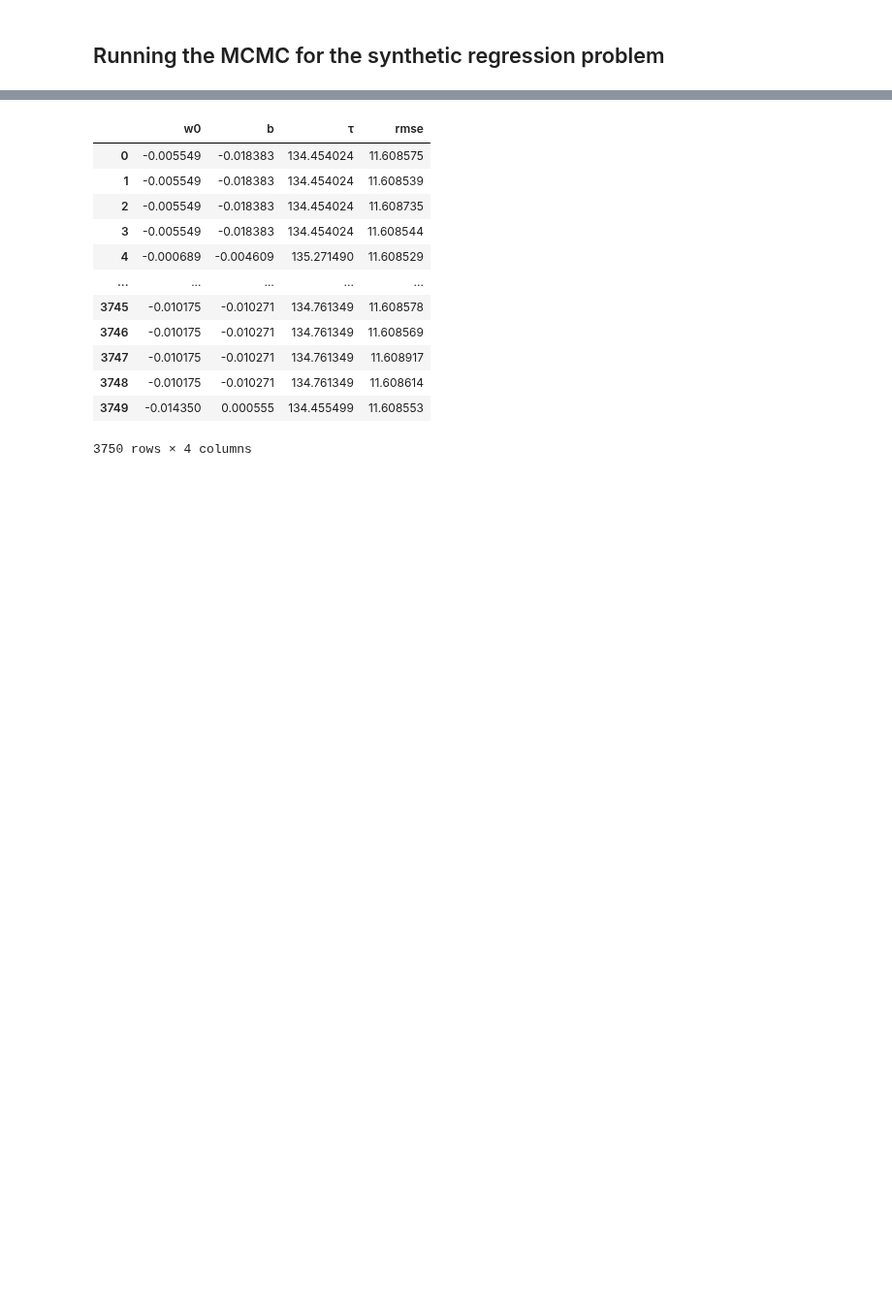
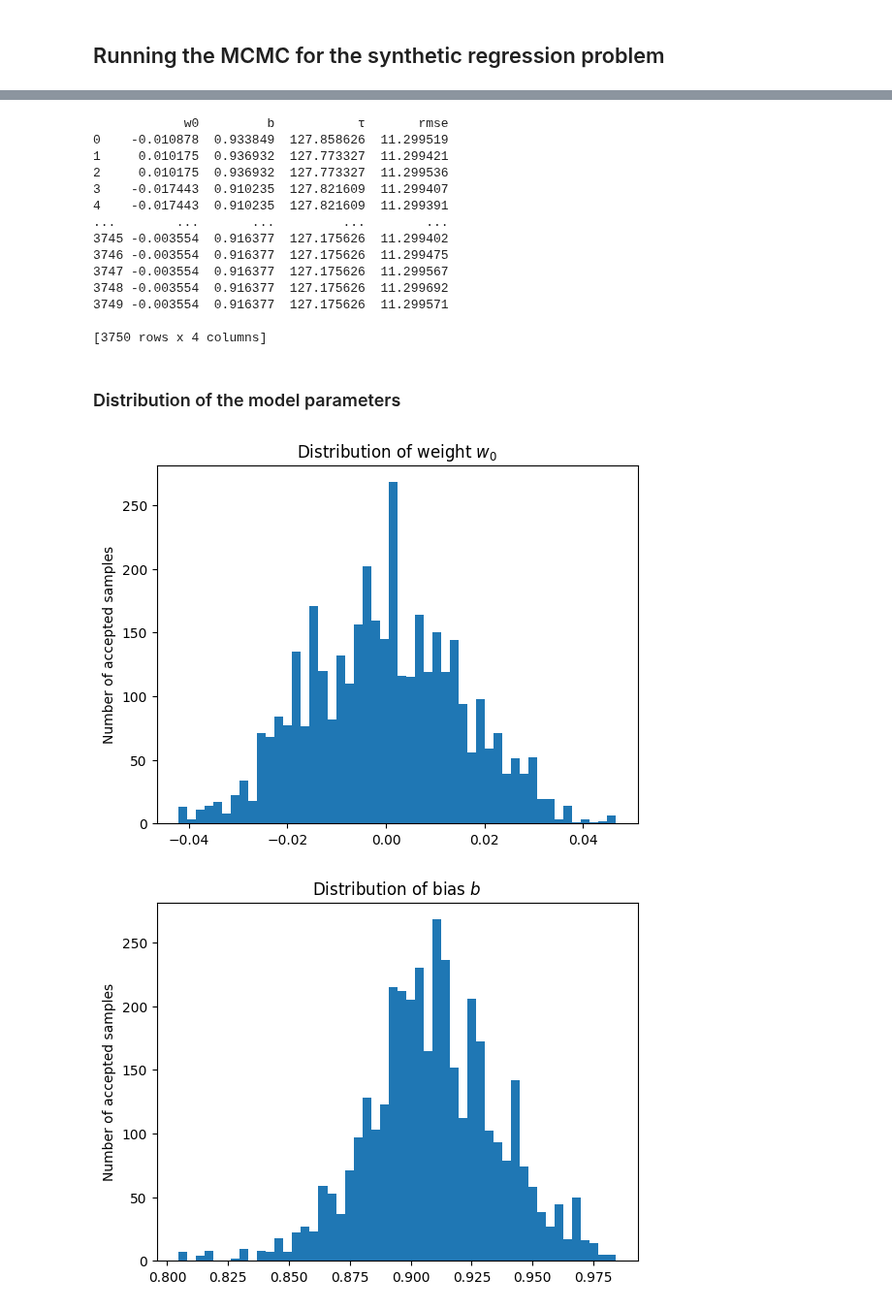
Before and after one commit to pranigopu/mastersProject, a Jupyter notebook: code/mcmc_for_neural_networks.ipynb, the cells around one changed output, grey strips where cells are left out. Shown at 97% size. Cells and saved outputs as stored; diff of their text form; code cells hidden in the pictures; blank space fills up the shorter version.

```diff
--- a/code/mcmc_for_neural_networks.ipynb
+++ b/code/mcmc_for_neural_networks.ipynb
@@ -667,16 +708,32 @@ Viewing the results...
 # %%
-results
+print(results)
 # %% [output]
-|  | w0 | b | τ | rmse |
-| 0 | -0.005549 | -0.018383 | 134.454024 | 11.608575 |
-| 1 | -0.005549 | -0.018383 | 134.454024 | 11.608539 |
-| 2 | -0.005549 | -0.018383 | 134.454024 | 11.608735 |
-| 3 | -0.005549 | -0.018383 | 134.454024 | 11.608544 |
-| 4 | -0.000689 | -0.004609 | 135.271490 | 11.608529 |
-| ... | ... | ... | ... | ... |
-| 3745 | -0.010175 | -0.010271 | 134.761349 | 11.608578 |
-| 3746 | -0.010175 | -0.010271 | 134.761349 | 11.608569 |
-| 3747 | -0.010175 | -0.010271 | 134.761349 | 11.608917 |
-| 3748 | -0.010175 | -0.010271 | 134.761349 | 11.608614 |
-| 3749 | -0.014350 | 0.000555 | 134.455499 | 11.608553 |
-3750 rows × 4 columns
+            w0         b           τ       rmse
+0    -0.010878  0.933849  127.858626  11.299519
+1     0.010175  0.936932  127.773327  11.299421
+2     0.010175  0.936932  127.773327  11.299536
+3    -0.017443  0.910235  127.821609  11.299407
+4    -0.017443  0.910235  127.821609  11.299391
+...        ...       ...         ...        ...
+3745 -0.003554  0.916377  127.175626  11.299402
+3746 -0.003554  0.916377  127.175626  11.299475
+3747 -0.003554  0.916377  127.175626  11.299567
+3748 -0.003554  0.916377  127.175626  11.299692
+3749 -0.003554  0.916377  127.175626  11.299571
+
+[3750 rows x 4 columns]
+# %% [markdown]
+### Distribution of the model parameters
+# %%
+plt.hist(mcmc.pos_θ[:, 0], bins=50)
+plt.title('Distribution of weight $w_0$')
+plt.ylabel('Number of accepted samples')
+plt.show()
+
+plt.hist(mcmc.pos_θ[:, 1], bins=50)
+plt.title('Distribution of bias $b$')
+plt.ylabel('Number of accepted samples')
+plt.show()
+# %% [output]
+[figure, added]
+[figure, added]
```
Also changed, not shown: parts of 18 cells of this notebook, 1 other file.
